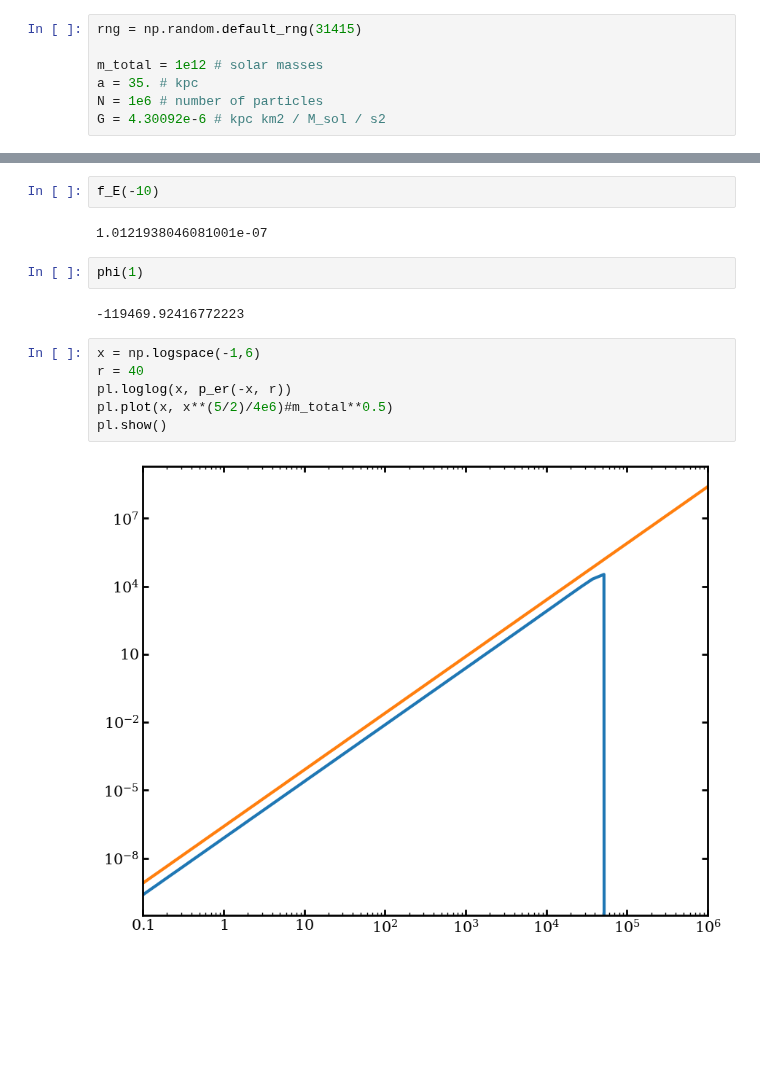
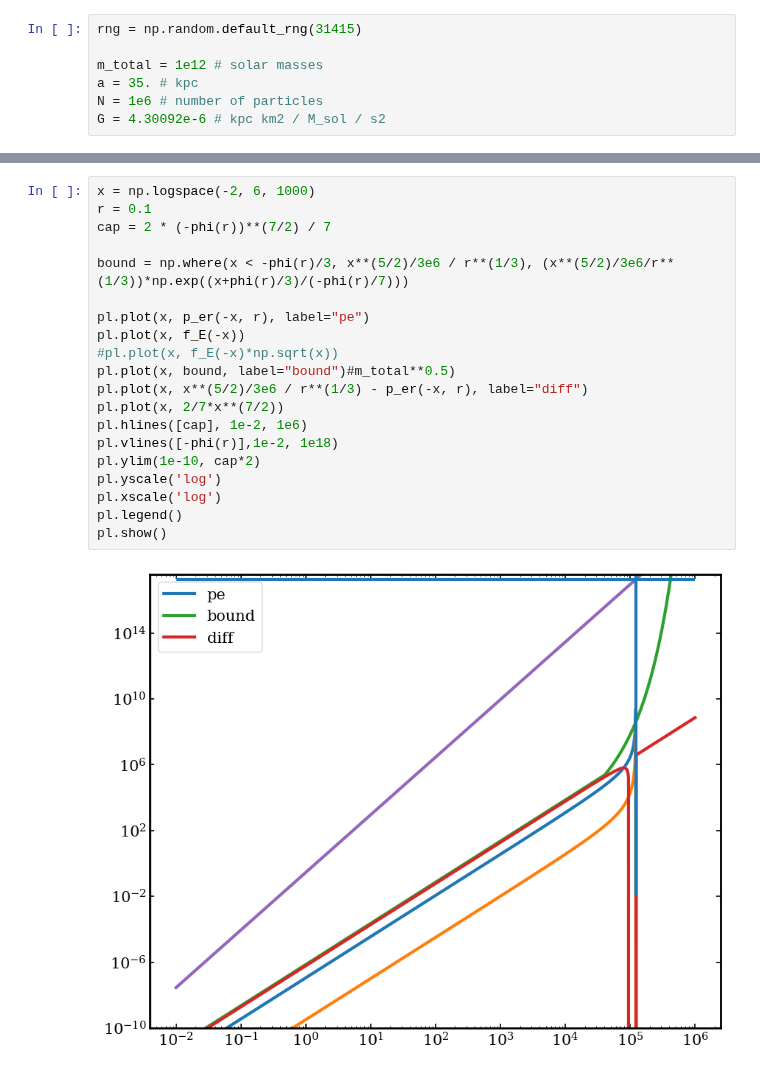
Before and after one commit to ochase10/compute-class, a Jupyter notebook: hw1/hw1.ipynb, the cells around one changed output, grey strips where cells are left out. Saved outputs shown, nothing was run; the diff lists cells and outputs as text; blank space fills up the shorter version.

```diff
--- a/hw1/hw1.ipynb
+++ b/hw1/hw1.ipynb
@@ -364,16 +400,22 @@ vs = np.sqrt(2 * Es - phis)
-# %%
-f_E(-10)
-# %% [output]
-1.0121938046081001e-07
-# %%
-phi(1)
-# %% [output]
--119469.92416772223
 # %%
-x = np.logspace(-1,6)
-r = 40
-pl.loglog(x, p_er(-x, r))
-pl.plot(x, x**(5/2)/4e6)#m_total**0.5)
+x = np.logspace(-2, 6, 1000)
+r = 0.1
+cap = 2 * (-phi(r))**(7/2) / 7
+
+bound = np.where(x < -phi(r)/3, x**(5/2)/3e6 / r**(1/3), (x**(5/2)/3e6/r**(1/3))*np.exp((x+phi(r)/3)/(-phi(r)/7)))
+
+pl.plot(x, p_er(-x, r), label="pe")
+pl.plot(x, f_E(-x))
+#pl.plot(x, f_E(-x)*np.sqrt(x))
+pl.plot(x, bound, label="bound")#m_total**0.5)
+pl.plot(x, x**(5/2)/3e6 / r**(1/3) - p_er(-x, r), label="diff")
+pl.plot(x, 2/7*x**(7/2))
+pl.hlines([cap], 1e-2, 1e6)
+pl.vlines([-phi(r)],1e-2, 1e18)
+pl.ylim(1e-10, cap*2)
+pl.yscale('log')
+pl.xscale('log')
+pl.legend()
 pl.show()
 # %% [output]
-[figure, old version]
+[figure, new version]
```
Also changed, not shown: parts of 6 cells of this notebook.
